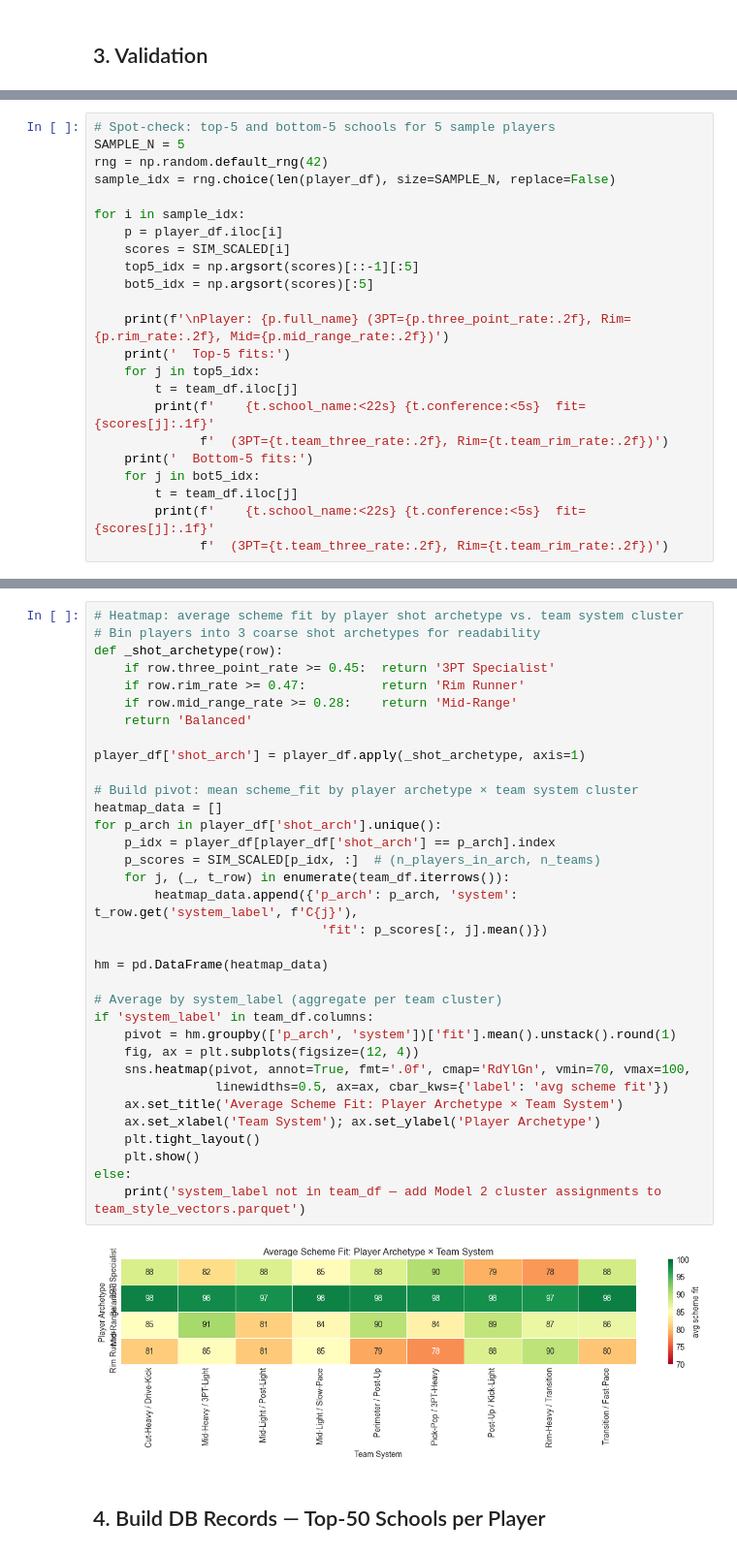
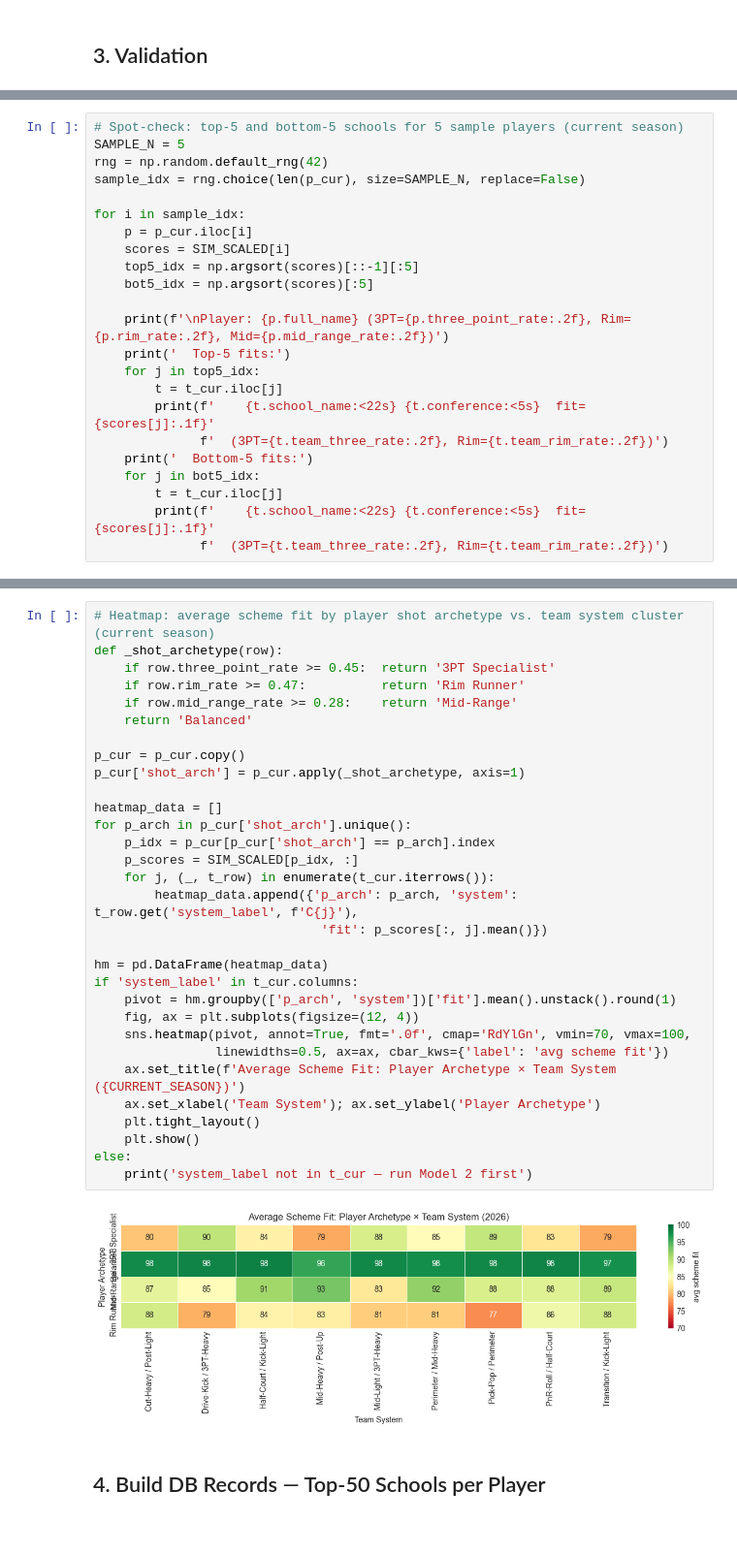
Before and after one commit to shanthg01/MIDS210-Capstone, a Jupyter notebook: notebooks/models/scheme_fit_scorer.ipynb, the cells around one changed output, grey strips where cells are left out. Shown at 97% size. Saved outputs shown, nothing was run; the diff lists cells and outputs as text.

```diff
--- a/notebooks/models/scheme_fit_scorer.ipynb
+++ b/notebooks/models/scheme_fit_scorer.ipynb
@@ -404,11 +463,11 @@ Players with best fit <  70: 30
 # %%
-# Spot-check: top-5 and bottom-5 schools for 5 sample players
+# Spot-check: top-5 and bottom-5 schools for 5 sample players (current season)
 SAMPLE_N = 5
 rng = np.random.default_rng(42)
-sample_idx = rng.choice(len(player_df), size=SAMPLE_N, replace=False)
+sample_idx = rng.choice(len(p_cur), size=SAMPLE_N, replace=False)
 
 for i in sample_idx:
-    p = player_df.iloc[i]
+    p = p_cur.iloc[i]
     scores = SIM_SCALED[i]
     top5_idx = np.argsort(scores)[::-1][:5]
     bot5_idx = np.argsort(scores)[:5]
@@ -416,12 +475,12 @@ for i in sample_idx:
     print(f'\nPlayer: {p.full_name} (3PT={p.three_point_rate:.2f}, Rim={p.rim_rate:.2f}, Mid={p.mid_range_rate:.2f})')
     print('  Top-5 fits:')
     for j in top5_idx:
-        t = team_df.iloc[j]
+        t = t_cur.iloc[j]
         print(f'    {t.school_name:<22s} {t.conference:<5s}  fit={scores[j]:.1f}'
               f'  (3PT={t.team_three_rate:.2f}, Rim={t.team_rim_rate:.2f})')
     print('  Bottom-5 fits:')
     for j in bot5_idx:
-        t = team_df.iloc[j]
+        t = t_cur.iloc[j]
         print(f'    {t.school_name:<22s} {t.conference:<5s}  fit={scores[j]:.1f}'
               f'  (3PT={t.team_three_rate:.2f}, Rim={t.team_rim_rate:.2f})')
 # %% [output]
@@ -445,38 +504,35 @@ Player: Alston Andrews (3PT=0.01, Rim=0.53, Mid=0.46)
 # %%
-# Heatmap: average scheme fit by player shot archetype vs. team system cluster
-# Bin players into 3 coarse shot archetypes for readability
+# Heatmap: average scheme fit by player shot archetype vs. team system cluster (current season)
 def _shot_archetype(row):
     if row.three_point_rate >= 0.45:  return '3PT Specialist'
     if row.rim_rate >= 0.47:          return 'Rim Runner'
     if row.mid_range_rate >= 0.28:    return 'Mid-Range'
     return 'Balanced'
 
-player_df['shot_arch'] = player_df.apply(_shot_archetype, axis=1)
+p_cur = p_cur.copy()
+p_cur['shot_arch'] = p_cur.apply(_shot_archetype, axis=1)
 
-# Build pivot: mean scheme_fit by player archetype × team system cluster
 heatmap_data = []
-for p_arch in player_df['shot_arch'].unique():
-    p_idx = player_df[player_df['shot_arch'] == p_arch].index
-    p_scores = SIM_SCALED[p_idx, :]  # (n_players_in_arch, n_teams)
-    for j, (_, t_row) in enumerate(team_df.iterrows()):
+for p_arch in p_cur['shot_arch'].unique():
+    p_idx = p_cur[p_cur['shot_arch'] == p_arch].index
+    p_scores = SIM_SCALED[p_idx, :]
+    for j, (_, t_row) in enumerate(t_cur.iterrows()):
         heatmap_data.append({'p_arch': p_arch, 'system': t_row.get('system_label', f'C{j}'),
                               'fit': p_scores[:, j].mean()})
 
 hm = pd.DataFrame(heatmap_data)
-
-# Average by system_label (aggregate per team cluster)
-if 'system_label' in team_df.columns:
+if 'system_label' in t_cur.columns:
     pivot = hm.groupby(['p_arch', 'system'])['fit'].mean().unstack().round(1)
     fig, ax = plt.subplots(figsize=(12, 4))
     sns.heatmap(pivot, annot=True, fmt='.0f', cmap='RdYlGn', vmin=70, vmax=100,
                 linewidths=0.5, ax=ax, cbar_kws={'label': 'avg scheme fit'})
-    ax.set_title('Average Scheme Fit: Player Archetype × Team System')
+    ax.set_title(f'Average Scheme Fit: Player Archetype × Team System ({CURRENT_SEASON})')
     ax.set_xlabel('Team System'); ax.set_ylabel('Player Archetype')
     plt.tight_layout()
     plt.show()
 else:
-    print('system_label not in team_df — add Model 2 cluster assignments to team_style_vectors.parquet')
+    print('system_label not in t_cur — run Model 2 first')
 # %% [output]
-[figure, old version]
+[figure, new version]
 # %% [markdown]
 ## 4. Build DB Records — Top-50 Schools per Player
```
Also changed, not shown: parts of 14 cells of this notebook, 23 other files.
